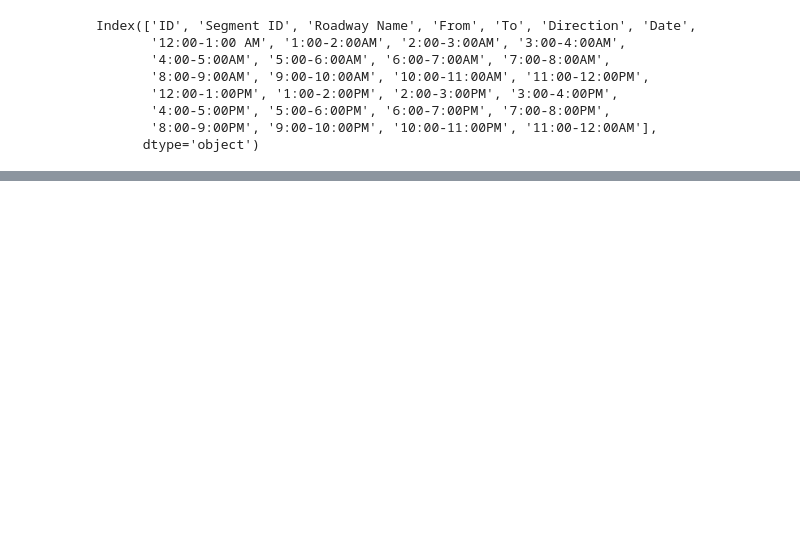
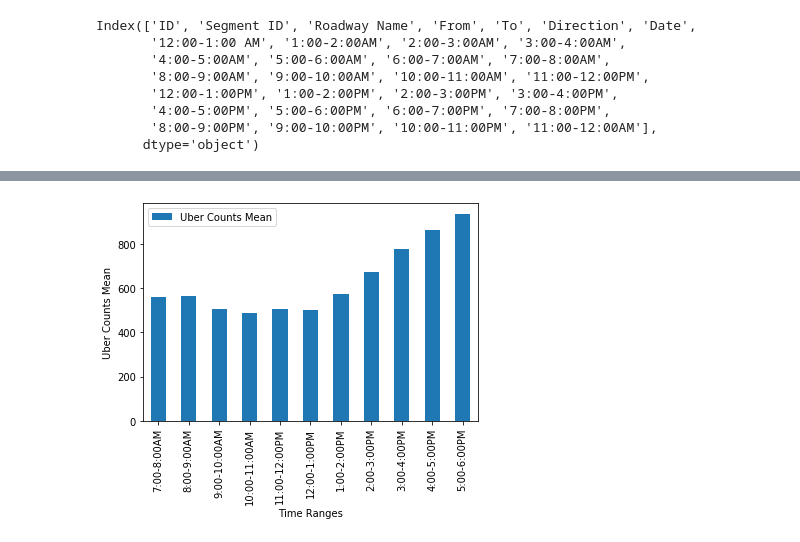
Before and after one commit to jl2586/INFO-2950-Final-Project, a Jupyter notebook: Final Project.ipynb, the cells around one changed output, grey strips where cells are left out. Drawn from its saved outputs; the diff is of its cells as text; code cells hidden in the pictures; blank space fills up the shorter version.

```diff
--- a/Final Project.ipynb
+++ b/Final Project.ipynb
@@ -111,0 +148,6 @@ uber_counts.head()
+# %%
+#make new dataframes for uber and traffic volume data for future Linear Regression
+
+newuber_df = pd.DataFrame(uber_counts.mean().to_dict(),index=[uber_counts.index.values[-1]])
+newuber_df = newuber_df.rename(index = {'9/30/2014':'Uber Counts Mean'})
+newuber_df.head()
@@ -111,0 +164,8 @@ uber_counts.head()
+# %%
+#Data Visualization for Uber Counts
+newuber_df.plot.bar()
+plt.xlabel('Time Ranges')
+plt.ylabel('Uber Counts Mean')
+plt.show()
+# %% [output]
+[figure, added]
```
Also changed, not shown: parts of 21 cells of this notebook.
